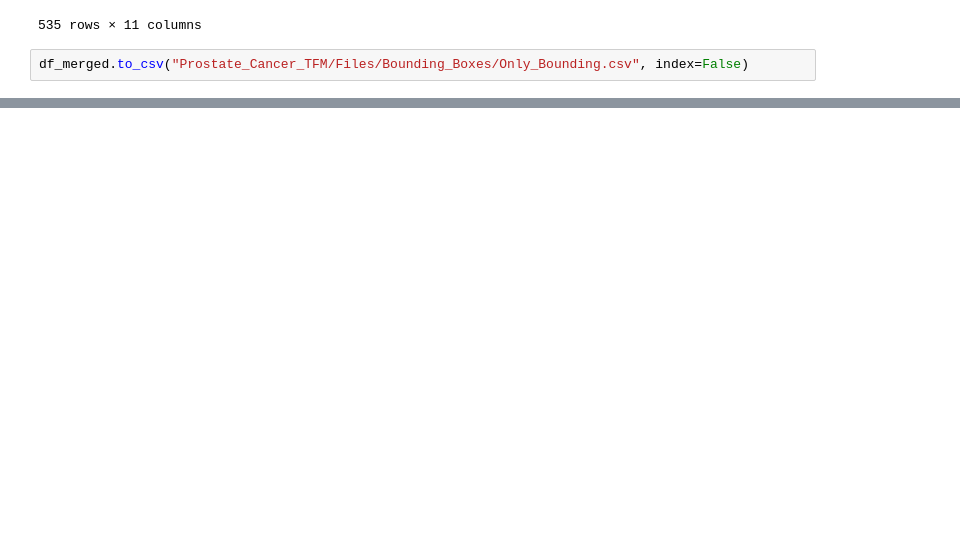
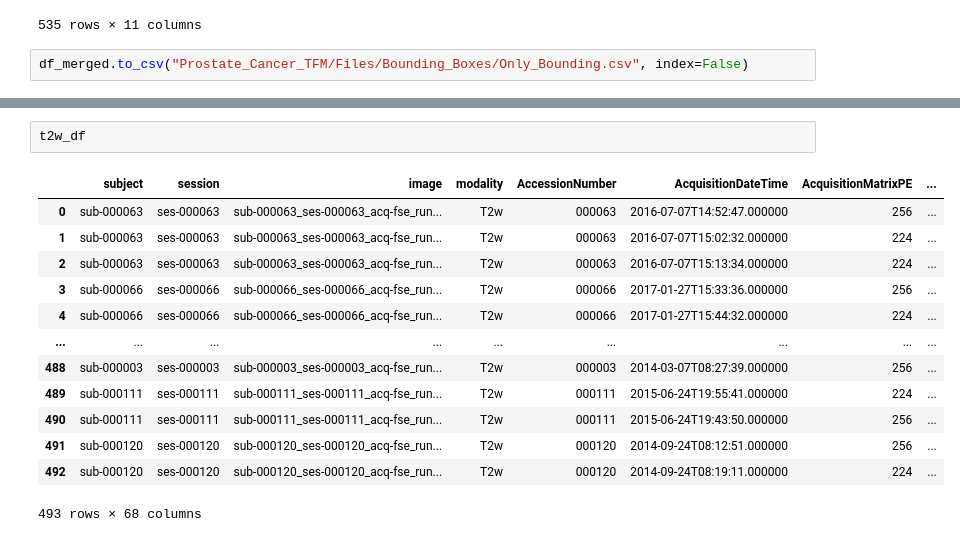
Before and after one commit to jesusalzate/Prostate_Cancer_TFM, a Jupyter notebook: Prostate_Segmentation/Predict_Prostate_nnUnet.ipynb, the cells around one changed output, grey strips where cells are left out. Cells and saved outputs as stored; diff of their text form; blank space fills up the shorter version.

```diff
--- a/Prostate_Segmentation/Predict_Prostate_nnUnet.ipynb
+++ b/Prostate_Segmentation/Predict_Prostate_nnUnet.ipynb
@@ -414,0 +533,16 @@ df_merged.to_csv("Prostate_Cancer_TFM/Files/Bounding_Boxes/Only_Bounding.csv", i
+# %%
+t2w_df
+# %% [output]
+|  | subject | session | image | modality | AccessionNumber | AcquisitionDateTime | AcquisitionMatrixPE | ... |
+| 0 | sub-000063 | ses-000063 | sub-000063_ses-000063_acq-fse_run... | T2w | 000063 | 2016-07-07T14:52:47.000000 | 256 | ... |
+| 1 | sub-000063 | ses-000063 | sub-000063_ses-000063_acq-fse_run... | T2w | 000063 | 2016-07-07T15:02:32.000000 | 224 | ... |
+| 2 | sub-000063 | ses-000063 | sub-000063_ses-000063_acq-fse_run... | T2w | 000063 | 2016-07-07T15:13:34.000000 | 224 | ... |
+| 3 | sub-000066 | ses-000066 | sub-000066_ses-000066_acq-fse_run... | T2w | 000066 | 2017-01-27T15:33:36.000000 | 256 | ... |
+| 4 | sub-000066 | ses-000066 | sub-000066_ses-000066_acq-fse_run... | T2w | 000066 | 2017-01-27T15:44:32.000000 | 224 | ... |
+| ... | ... | ... | ... | ... | ... | ... | ... | ... |
+| 488 | sub-000003 | ses-000003 | sub-000003_ses-000003_acq-fse_run... | T2w | 000003 | 2014-03-07T08:27:39.000000 | 256 | ... |
+| 489 | sub-000111 | ses-000111 | sub-000111_ses-000111_acq-fse_run... | T2w | 000111 | 2015-06-24T19:55:41.000000 | 224 | ... |
+| 490 | sub-000111 | ses-000111 | sub-000111_ses-000111_acq-fse_run... | T2w | 000111 | 2015-06-24T19:43:50.000000 | 256 | ... |
+| 491 | sub-000120 | ses-000120 | sub-000120_ses-000120_acq-fse_run... | T2w | 000120 | 2014-09-24T08:12:51.000000 | 256 | ... |
+| 492 | sub-000120 | ses-000120 | sub-000120_ses-000120_acq-fse_run... | T2w | 000120 | 2014-09-24T08:19:11.000000 | 224 | ... |
+493 rows × 68 columns
```
Also changed, not shown: parts of 22 cells of this notebook.
